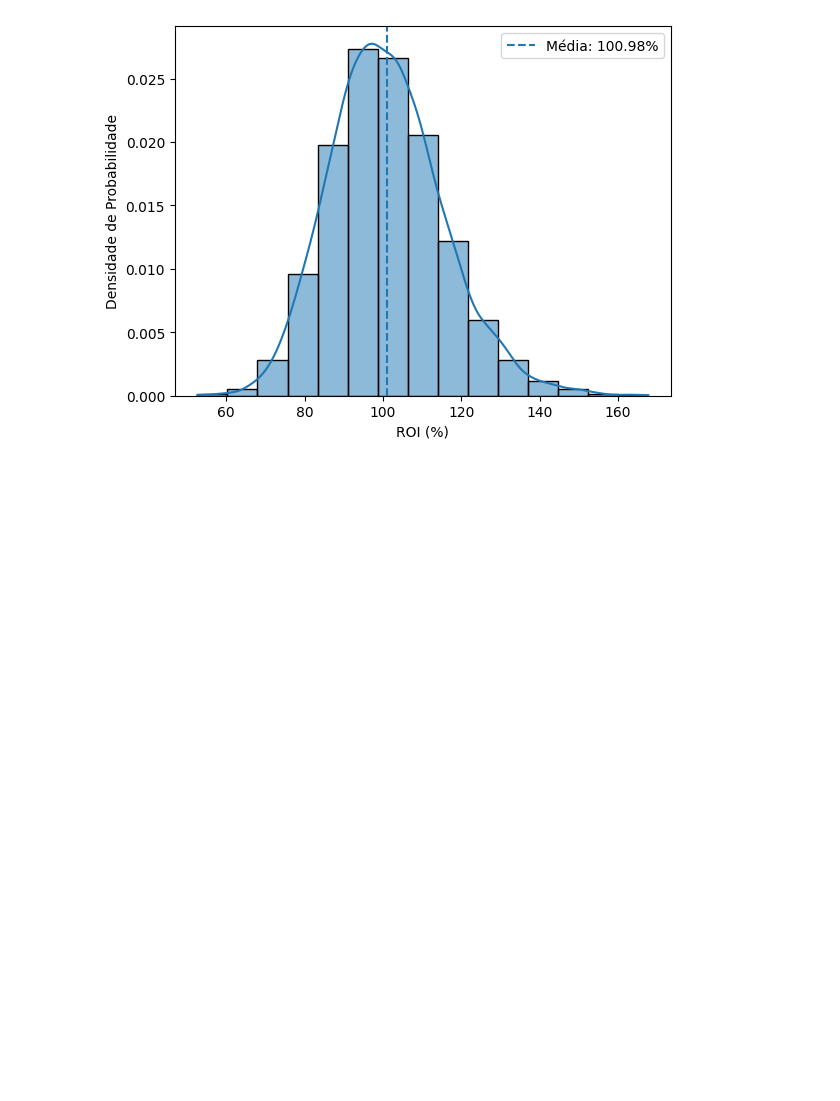
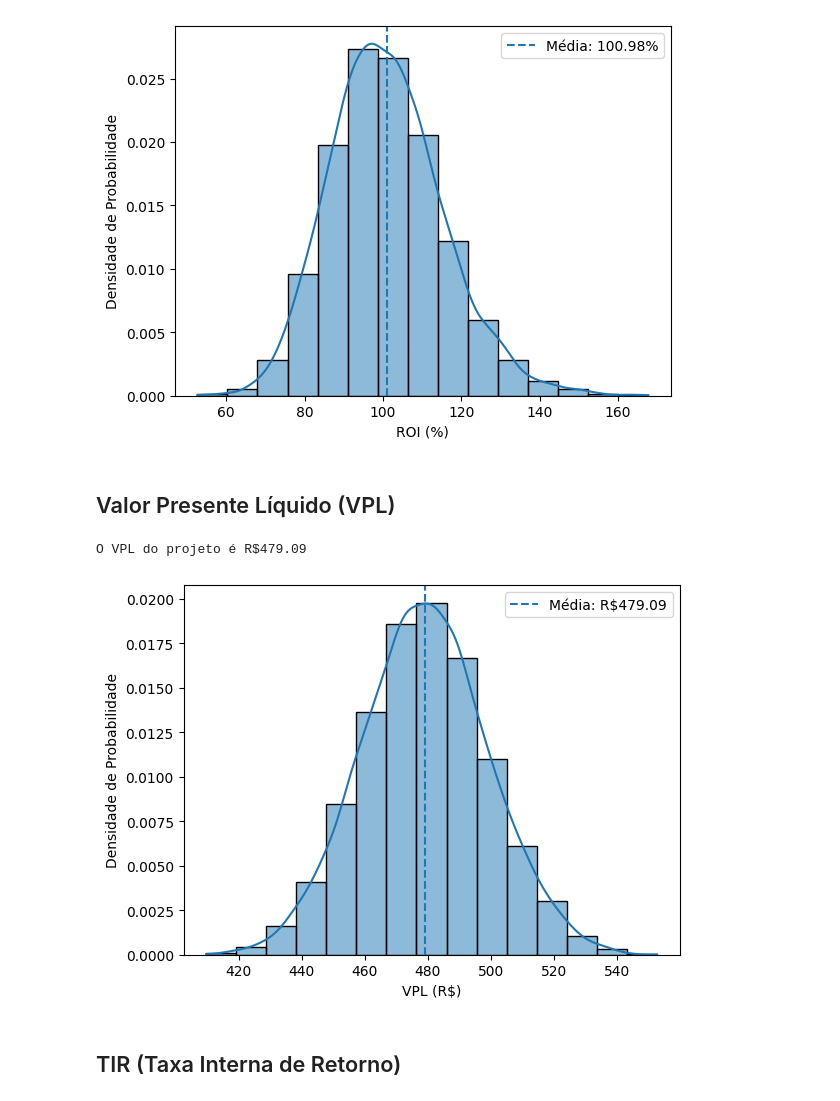
Before and after one commit to silash35/worklab, a Jupyter notebook: UFBA/ENGD06/src/metrics.ipynb, the cells around one changed output. Cells and saved outputs as stored; diff of their text form; code cells hidden in the pictures; blank space fills up the shorter version.

```diff
--- a/UFBA/ENGD06/src/metrics.ipynb
+++ b/UFBA/ENGD06/src/metrics.ipynb
@@ -4,6 +4,7 @@
 import numpy as np
 
 np.random.seed(42)
+trials = 10000
 
 
 def investimento():
@@ -12,6 +13,10 @@ def investimento():
 
 def lucro():
     return np.random.normal(100, 10)
+
+
+anos_de_operação = 5
+taxa_de_desconto = 0.1
 # %% [markdown]
 # Métricas
 # %% [markdown]
@@ -31,3 +36,28 @@ plot_density(roi_values, "ROI", "%")
 # %% [output]
 O ROI do projeto é 100.98%
 [figure]
+# %% [markdown]
+## Valor Presente Líquido (VPL)
+# %%
+def calcular_vpl(taxa_desconto, fluxos_caixa):
+    vpl = 0
+    for t, fc in enumerate(fluxos_caixa):
+        vpl += fc / (1 + taxa_desconto) ** t
+    return vpl
+
+
+def calcular_fluxos_caixa():
+    return [investimento()] + [lucro() for _ in range(5)]
+
+
+vpl_values = np.array(
+    [calcular_vpl(taxa_de_desconto, calcular_fluxos_caixa()) for _ in range(trials)]
+)
+print(f"O VPL do projeto é R${vpl_values.mean():.2f}")
+
+plot_density(vpl_values, "VPL", "R$", True)
+# %% [output]
+O VPL do projeto é R$479.09
+[figure, added]
+# %% [markdown]
+## TIR (Taxa Interna de Retorno)
```
Also changed, not shown: parts of 3 cells of this notebook, 3 other files.
